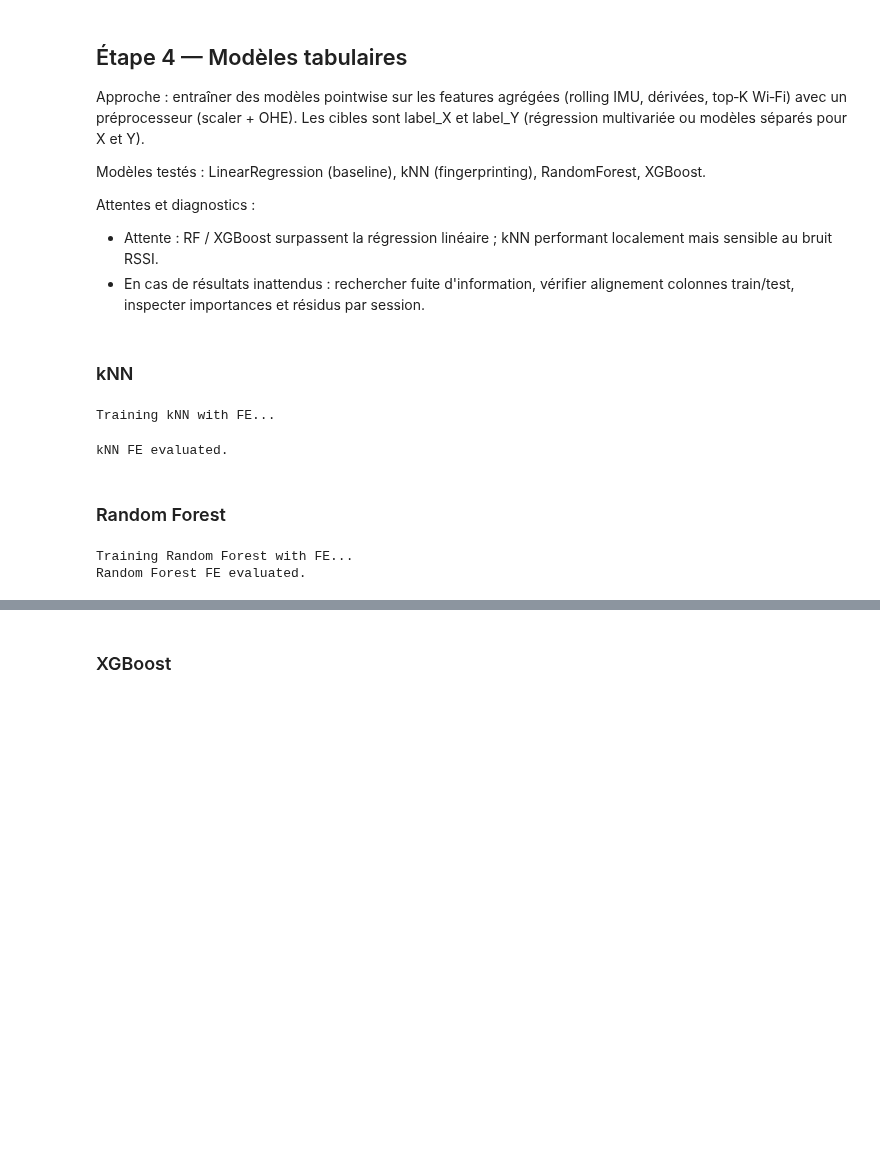
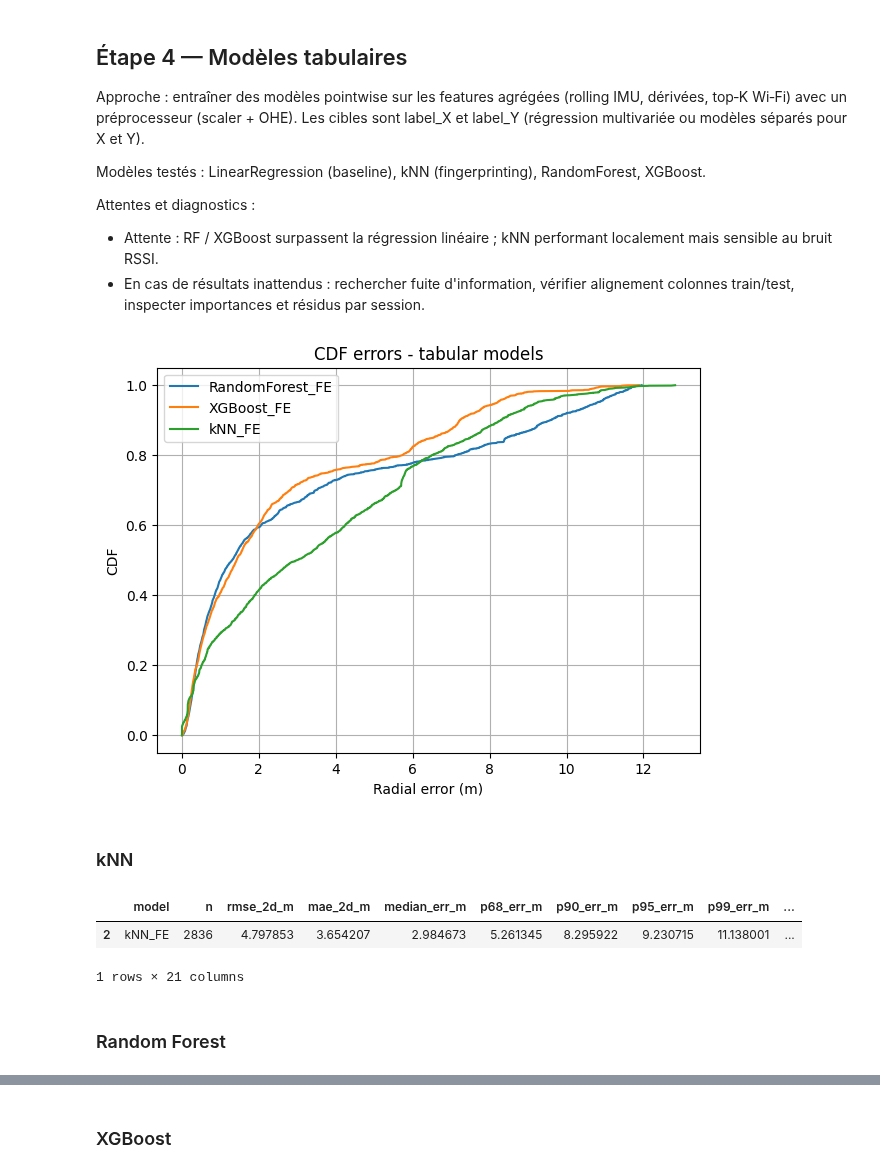
Before and after one commit to FlavienJalabert/indoor-localisation, a Jupyter notebook: Report_Indoor_Localisation.ipynb, the cells around one changed output, grey strips where cells are left out. Cells and saved outputs as stored; diff of their text form; code cells hidden in the pictures; blank space fills up the shorter version.

```diff
--- a/Report_Indoor_Localisation.ipynb
+++ b/Report_Indoor_Localisation.ipynb
@@ -1059,0 +227,4 @@ def calibrate_rssi_by_device(df, method='median_offset'):
+# %%
+bundle = evaluation.prepare_tabular_xy(df_train, df_test, cfg=cfg, run_id=run_id, force_recompute=force_recompute)
+print("n_features:", len(bundle["feature_cols"]))
+print("n_wifi:", len(bundle["wifi_cols"]))
@@ -1230,54 +271,26 @@ Modèles testés : LinearRegression (baseline), kNN (fingerprinting), RandomFore
 Attentes et diagnostics :
 - Attente : RF / XGBoost surpassent la régression linéaire ; kNN performant localement mais sensible au bruit RSSI.
 - En cas de résultats inattendus : rechercher fuite d'information, vérifier alignement colonnes train/test, inspecter importances et résidus par session.
+# %%
+results_df, preds_by_model = evaluation.eval_tabular_models(bundle, cfg=cfg)
+artifacts.save_df(results_df, artifacts.artifact_path("metrics", "results_tabular", run_id, "csv"))
+results_df
+
+plotting.plot_error_cdf(
+    results_df,
+    title="CDF errors - tabular models",
+    max_m=None,
+    save_path=paths.out_figures_dir() / f"cdf_tabular__{run_id}.png",
+)
+# %% [output]
+[figure, added]
 # %% [markdown]
 ### kNN
-# %%
-print("\nTraining kNN with FE...")
-knn_pipeline_fe = Pipeline(steps=[
-    ("preprocess", preprocessor),
-    ("model", KNeighborsRegressor(
-        n_jobs=-1
-    ))
-])
-knn_pipeline_fe.fit(X_train_fe, y_train)
-y_pred_knn_fe = knn_pipeline_fe.predict(X_test_fe)
-
-res_knn_fe = evaluate_regression(
-    y_true=y_test,
-    y_pred=y_pred_knn_fe,
-    name="kNN_FE"
-)
-results.append(res_knn_fe)
-
-print("kNN FE evaluated.")
-# %% [output]
-Training kNN with FE...
-kNN FE evaluated.
+# %%
+results_df[results_df["model"] == "kNN_FE"]
+# %% [output]
+|  | model | n | rmse_2d_m | mae_2d_m | median_err_m | p68_err_m | p90_err_m | p95_err_m | p99_err_m | ... |
+| 2 | kNN_FE | 2836 | 4.797853 | 3.654207 | 2.984673 | 5.261345 | 8.295922 | 9.230715 | 11.138001 | ... |
+1 rows × 21 columns
 # %% [markdown]
 ### Random Forest
-# %%
-print("\nTraining Random Forest with FE...")
-rf_pipeline_fe = Pipeline(steps=[
-    ("preprocess", preprocessor),
-    ("model", RandomForestRegressor(
-        n_estimators=500,
-        max_depth=None,
-        random_state=42,
-        n_jobs=-1
-    ))
-])
-rf_pipeline_fe.fit(X_train_fe, y_train)
-y_pred_rf_fe = rf_pipeline_fe.predict(X_test_fe)
-
-res_rf_fe = evaluate_regression(
-    y_true=y_test,
-    y_pred=y_pred_rf_fe,
-    name="RandomForest_FE"
-)
-results.append(res_rf_fe)
-
-print("Random Forest FE evaluated.")
-# %% [output]
-Training Random Forest with FE...
-Random Forest FE evaluated.
```
Also changed, not shown: parts of 68 cells of this notebook, 20 other files.
